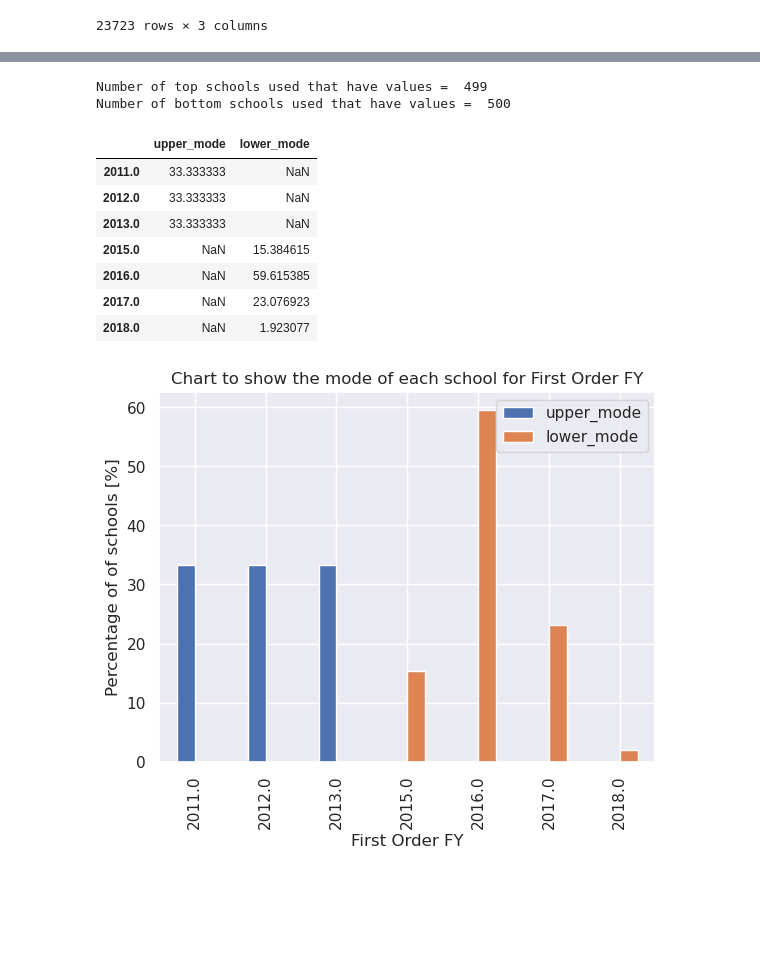
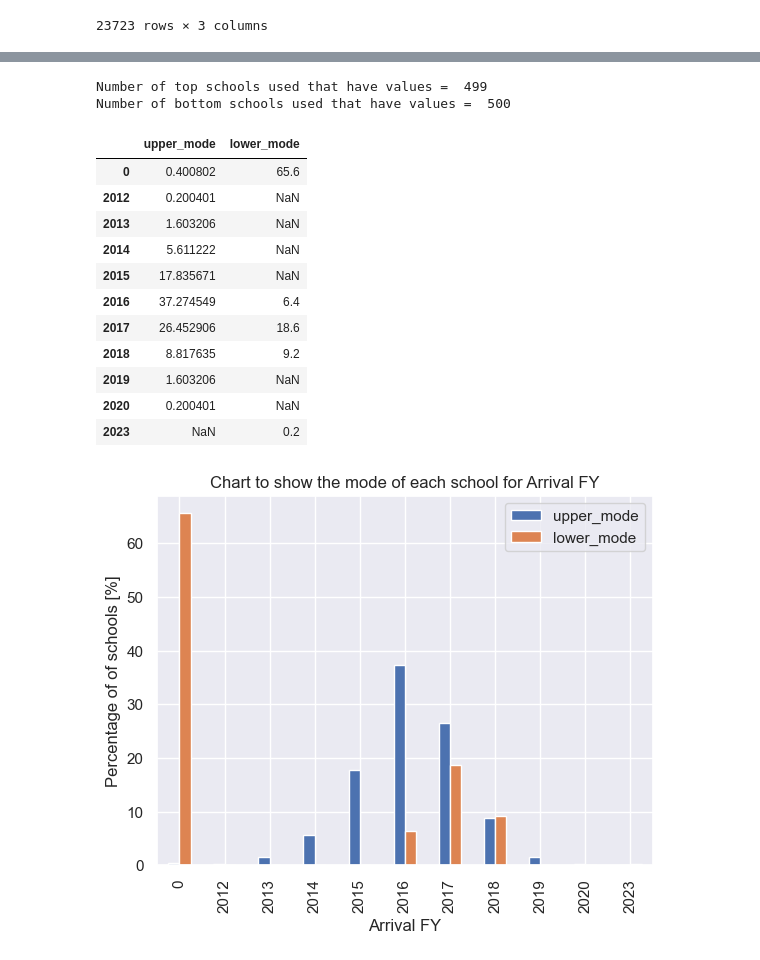
Before and after one commit to maxcwalker/documents, a Jupyter notebook: jupyter/prospectMapping/prospect_mapping_2.ipynb, the cells around one changed output, grey strips where cells are left out. Saved outputs shown, nothing was run; the diff lists cells and outputs as text; code cells hidden in the pictures; blank space fills up the shorter version.

```diff
--- a/jupyter/prospectMapping/prospect_mapping_2.ipynb
+++ b/jupyter/prospectMapping/prospect_mapping_2.ipynb
@@ -531,39 +487,43 @@ for ID in schools:
 # %%
 def mean_bar_bands(column,order):
     upper_schools = df.loc[df[col[1]].isin(top_establishments)]
     upper_mode= upper_schools.groupby([col[1]])[column].agg(pd.Series.mean).explode()
-    #upper_mode = upper_mode[(upper_mode.str.len() > 0)]
+    upper_mode = upper_mode.fillna(0).astype(int)
 
     lower_schools = df.loc[df[col[1]].isin(lower_establishments)]
     lower_mode = lower_schools.groupby([col[1]])[column].agg(pd.Series.mean).explode()
-    # lower_mode = lower_mode[lower_mode.str.len() > 0]
-    # plt.style.use('seaborn-pastel')
+    lower_mode = lower_mode.fillna(0).astype(int)
+
     sns.set_theme()
     d = pd.DataFrame({'upper_mode' : upper_mode.value_counts(normalize=True).mul(100), 'lower_mode' : lower_mode.value_counts(normalize=True).mul(100)})
     if order != 0:
         d.sort_index().loc[order].plot.bar()
     else:
         d.sort_index().plot.bar()
     plt.legend()
     plt.title('Chart to show the mode of each school for ' + column)
     plt.xlabel(column)
     plt.ylabel('Percentage of of schools [%]')
 
     print("Number of top schools used that have values = ", len(upper_mode))
     print("Number of bottom schools used that have values = ", len(lower_mode))
     return d
 # df[col[37]].replace(np.nan,0,inplace=True)
 
-mean_bar_bands(col[37],0)
+mean_bar_bands(col[30],0)
 # %% [output]
 Number of top schools used that have values =  499
 Number of bottom schools used that have values =  500
 |  | upper_mode | lower_mode |
-| 2011.0 | 33.333333 | NaN |
-| 2012.0 | 33.333333 | NaN |
-| 2013.0 | 33.333333 | NaN |
-| 2015.0 | NaN | 15.384615 |
-| 2016.0 | NaN | 59.615385 |
-| 2017.0 | NaN | 23.076923 |
-| 2018.0 | NaN | 1.923077 |
+| 0 | 0.400802 | 65.6 |
+| 2012 | 0.200401 | NaN |
+| 2013 | 1.603206 | NaN |
+| 2014 | 5.611222 | NaN |
+| 2015 | 17.835671 | NaN |
+| 2016 | 37.274549 | 6.4 |
+| 2017 | 26.452906 | 18.6 |
+| 2018 | 8.817635 | 9.2 |
+| 2019 | 1.603206 | NaN |
+| 2020 | 0.200401 | NaN |
+| 2023 | NaN | 0.2 |
-[figure, old version]
+[figure, new version]
```
Also changed, not shown: parts of 18 cells of this notebook, 2 other files.
